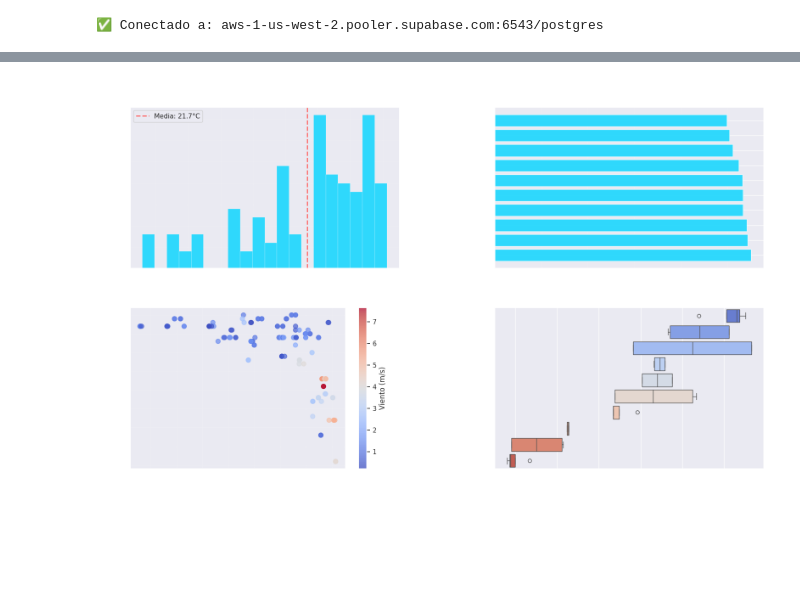
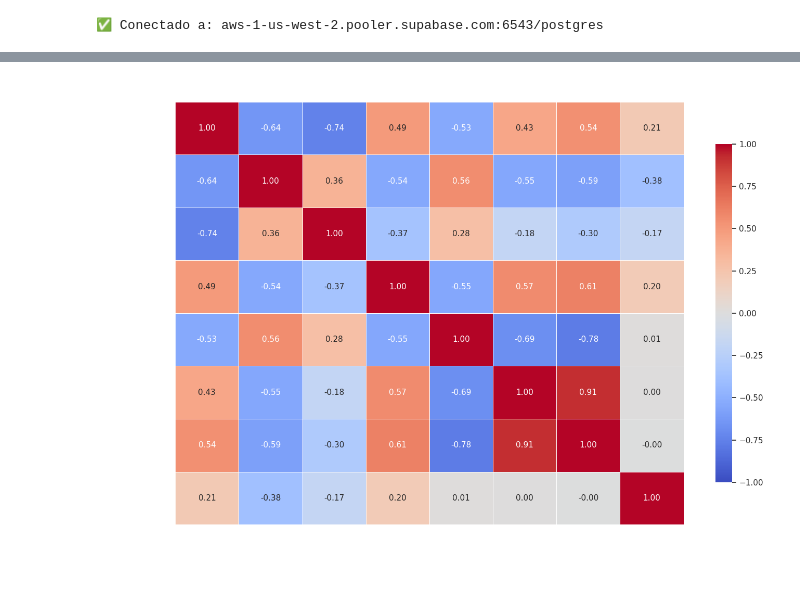
Before and after one commit to OscarLeon-60/Mineria_de_Datos_2026A, a Jupyter notebook: Corte_2/ETL-Proyecto-API/notebooks/regresion_lineal.ipynb, the cells around one changed output, grey strips where cells are left out. Saved outputs shown, nothing was run; the diff lists cells and outputs as text; code cells hidden in the pictures; blank space fills up the shorter version.

```diff
--- a/Corte_2/ETL-Proyecto-API/notebooks/regresion_lineal.ipynb
+++ b/Corte_2/ETL-Proyecto-API/notebooks/regresion_lineal.ipynb
@@ -132,19 +132,17 @@ df.drop_duplicates(subset=['ciudad', 'fecha_consulta'], inplace=True)
 print(f'🗑️  Duplicados eliminados: {antes - len(df)}')
 
 # Eliminar nulos en columnas clave
-cols_clave = ['temperatura', 'temp_max', 'temp_min', 'humedad',
-              'presion', 'velocidad_viento', 'nubosidad']
+cols_clave = ['humedad', 'temp_max', 'presion', 'velocidad_viento', 'nubosidad', 'latitud']
 df.dropna(subset=cols_clave, inplace=True)
 
-# Eliminar outliers con IQR
-Q1  = df['temperatura'].quantile(0.25)
-Q3  = df['temperatura'].quantile(0.75)
+# Eliminar outliers con IQR en humedad (variable predictora simple)
+Q1  = df['humedad'].quantile(0.25)
+Q3  = df['humedad'].quantile(0.75)
 IQR = Q3 - Q1
-df  = df[(df['temperatura'] >= Q1 - 3*IQR) & (df['temperatura'] <= Q3 + 3*IQR)]
+df  = df[(df['humedad'] >= Q1 - 3*IQR) & (df['humedad'] <= Q3 + 3*IQR)]
 
-# Feature engineering
-df['rango_termico'] = df['temp_max'] - df['temp_min']
-df['abs_lat']       = df['latitud'].abs()
+# Latitud absoluta (proxy geográfico)
+df['abs_lat'] = df['latitud'].abs()
 
 print(f'✅ Dataset limpio: {len(df):,} registros')
 print(f'🏙️  Ciudades: {df["ciudad"].nunique()}')
@@ -165,52 +163,26 @@ df[cols_clave].describe().round(2)
 # %%
 # ==============================
-# CELDA 5 — EDA Visual
+# CELDA 5 — Matriz de Correlación
 # ==============================
-fig, axes = plt.subplots(2, 2, figsize=(16, 10))
-fig.suptitle('EDA — Variables Climáticas Colombia', fontsize=15, fontweight='bold', color='white')
+cols_corr = ['temp_max', 'humedad', 'presion', 'velocidad_viento', 'nubosidad', 'latitud', 'abs_lat', 'hora']
 
-# 1. Distribución de temperatura
-axes[0,0].hist(df['temperatura'], bins=20, color=COLORS[0], alpha=0.8, edgecolor='white', linewidth=0.3)
-axes[0,0].axvline(df['temperatura'].mean(), color=COLORS[1], linewidth=2, linestyle='--', label=f'Media: {df["temperatura"].mean():.1f}°C')
-axes[0,0].set_title('Distribución de Temperatura', color='white')
-axes[0,0].set_xlabel('Temperatura (°C)', color='white')
-axes[0,0].set_ylabel('Frecuencia', color='white')
-axes[0,0].legend()
-axes[0,0].grid(True, alpha=0.2)
+corr_matrix = df[cols_corr].corr()
 
-# 2. Temperatura por departamento (top 10)
-top10 = df.groupby('departamento')['temperatura'].mean().sort_values(ascending=False).head(10)
-axes[0,1].barh(top10.index, top10.values, color=COLORS[0], alpha=0.8)
-axes[0,1].set_title('Top 10 Departamentos más Calientes', color='white')
-axes[0,1].set_xlabel('Temperatura Promedio (°C)', color='white')
-axes[0,1].grid(True, alpha=0.2, axis='x')
+fig, ax = plt.subplots(figsize=(14, 10))  # más grande
+sns.heatmap(corr_matrix, annot=True, fmt='.2f',
+            cmap='coolwarm', center=0, vmin=-1, vmax=1,
+            linewidths=0.5, ax=ax, cbar_kws={'shrink': 0.8},
+            annot_kws={'size': 11},
+            xticklabels=cols_corr, yticklabels=cols_corr)
+ax.set_title('Matriz de Correlación — Variables Climáticas',
+             fontsize=14, fontweight='bold', color='white', pad=15)
+ax.set_xticklabels(cols_corr, rotation=45, ha='right', color='white', fontsize=11)
+ax.set_yticklabels(cols_corr, rotation=0, color='white', fontsize=11)
+plt.tight_layout()
+plt.savefig('../data/eda_correlacion.png', dpi=120, bbox_inches='tight', facecolor='#1a1a2e')
+plt.show()
 
-# 3. Scatter temperatura vs humedad
-scatter = axes[1,0].scatter(df['temperatura'], df['humedad'],
-                             c=df['velocidad_viento'], cmap='coolwarm',
-                             alpha=0.7, s=60)
-plt.colorbar(scatter, ax=axes[1,0], label='Viento (m/s)')
-axes[1,0].set_title('Temperatura vs Humedad', color='white')
-axes[1,0].set_xlabel('Temperatura (°C)', color='white')
-axes[1,0].set_ylabel('Humedad (%)', color='white')
-axes[1,0].grid(True, alpha=0.2)
-
-# 4. Boxplot temperatura por ciudad (top 10)
-top_ciudades = df.groupby('ciudad')['temperatura'].mean().sort_values(ascending=False).head(10).index
-df_top = df[df['ciudad'].isin(top_ciudades)]
-order = df_top.groupby('ciudad')['temperatura'].median().sort_values(ascending=False).index
-sns.boxplot(data=df_top, x='temperatura', y='ciudad', order=order,
-            palette='coolwarm', ax=axes[1,1])
-axes[1,1].set_title('Distribución Temperatura — Top 10 Ciudades', color='white')
-axes[1,1].set_xlabel('Temperatura (°C)', color='white')
-axes[1,1].set_ylabel('')
-
-for ax in axes.flat:
-    ax.tick_params(colors='white')
-
-plt.tight_layout()
-plt.savefig('../data/eda_visual.png', dpi=120, bbox_inches='tight', facecolor='#1a1a2e')
-plt.show()
-print('✅ EDA guardado en data/eda_visual.png')
+print('\n🔗 Correlación con temp_max (ordenado):')
+print(corr_matrix['temp_max'].drop('temp_max').sort_values(ascending=False).round(3).to_string())
 # %% [output]
-[figure, old version]
+[figure, new version]
```
Also changed, not shown: parts of 14 cells of this notebook, 5 other files.
